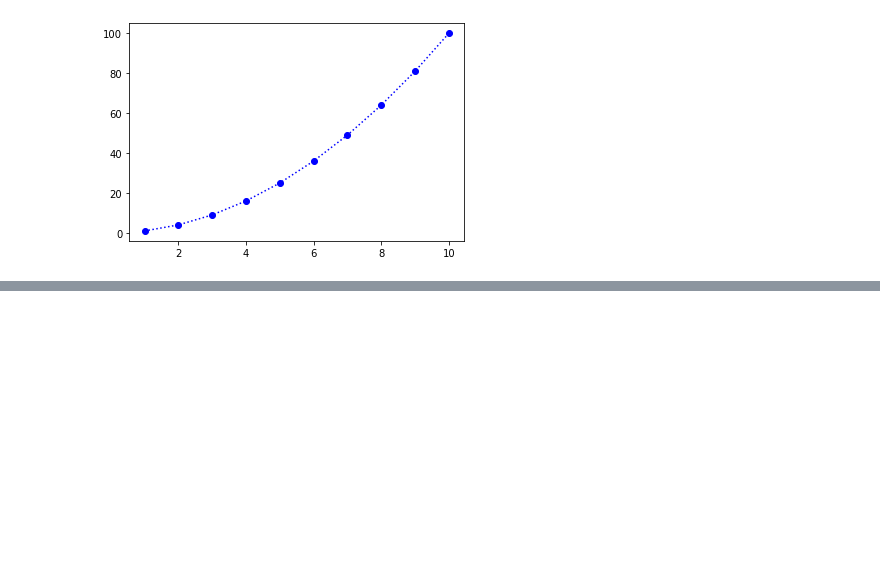
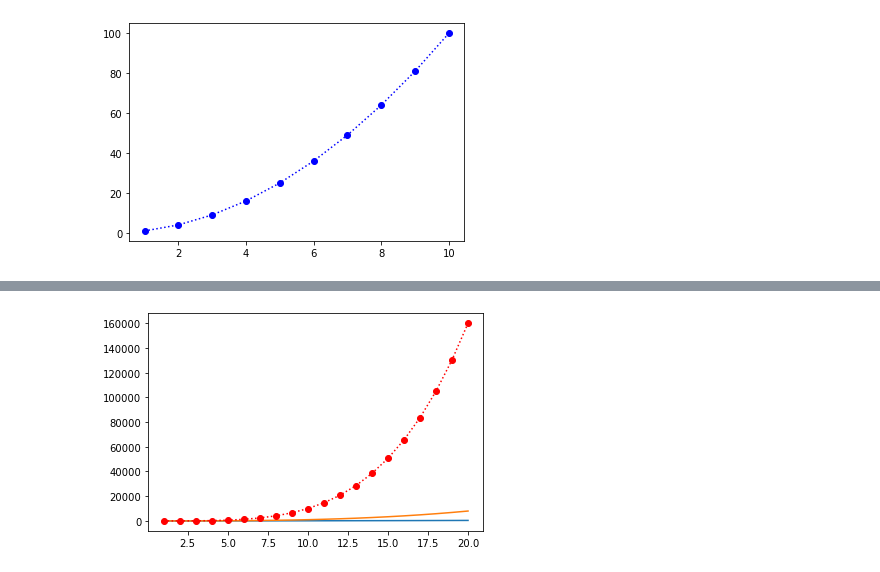
Before and after one commit to Disha0803/Matplotlib, a Jupyter notebook: Matplotlib basics.ipynb, the cells around one changed output, grey strips where cells are left out. Drawn from its saved outputs; the diff is of its cells as text; code cells hidden in the pictures; blank space fills up the shorter version.

```diff
--- a/Matplotlib basics.ipynb
+++ b/Matplotlib basics.ipynb
@@ -53,0 +78,10 @@ plt.show()
+# %%
+x=np.arange(1,21)
+y1=x**2
+y2=x**3
+y3=x**4
+plt.plot(x,y1,x,y2,x,y3,'o:r') #mlc(marker linestyle color)
+plt.savefig("images\\fig7.png")
+plt.show()
+# %% [output]
+[figure, added]
```
Also changed, not shown: parts of 11 cells of this notebook, 9 other files.
